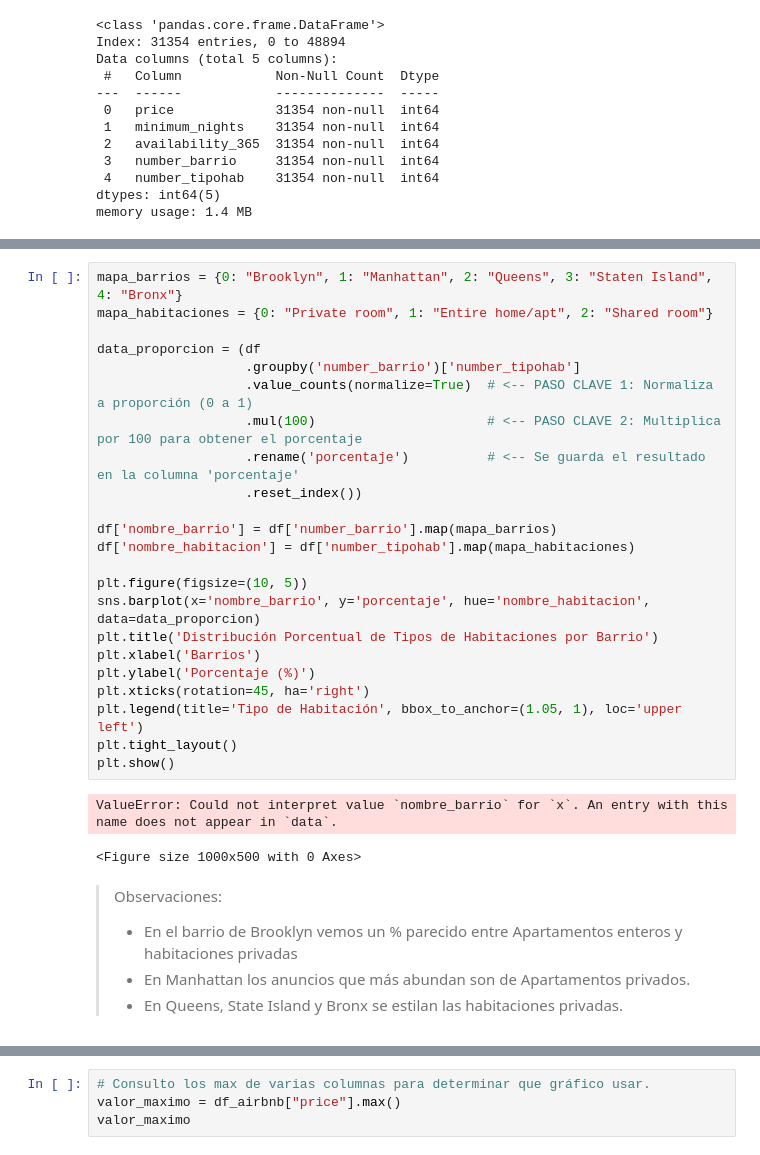
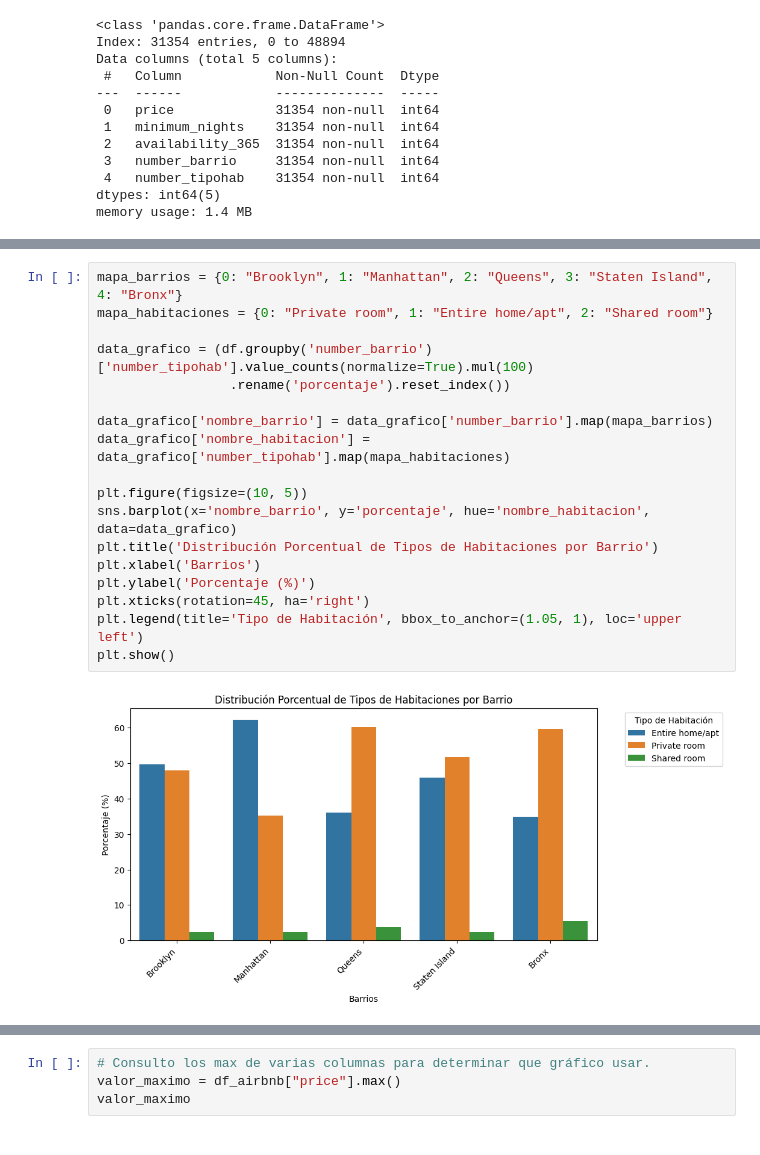
Before and after one commit to 4GeeksAcademy/sarayruiz---Machine-Learning, a Jupyter notebook: src/00-eda-airbnb-ny.ipynb, the cells around one changed output, grey strips where cells are left out. Saved outputs shown, nothing was run; the diff lists cells and outputs as text.

```diff
--- a/src/00-eda-airbnb-ny.ipynb
+++ b/src/00-eda-airbnb-ny.ipynb
@@ -287,31 +279,20 @@ memory usage: 1.4 MB
 # %%
 mapa_barrios = {0: "Brooklyn", 1: "Manhattan", 2: "Queens", 3: "Staten Island", 4: "Bronx"}
 mapa_habitaciones = {0: "Private room", 1: "Entire home/apt", 2: "Shared room"}
 
-data_proporcion = (df
-                   .groupby('number_barrio')['number_tipohab']
-                   .value_counts(normalize=True)  # <-- PASO CLAVE 1: Normaliza a proporción (0 a 1)
-                   .mul(100)                      # <-- PASO CLAVE 2: Multiplica por 100 para obtener el porcentaje
-                   .rename('porcentaje')          # <-- Se guarda el resultado en la columna 'porcentaje'
-                   .reset_index())
+data_grafico = (df.groupby('number_barrio')['number_tipohab'].value_counts(normalize=True).mul(100)
+                 .rename('porcentaje').reset_index())
 
-df['nombre_barrio'] = df['number_barrio'].map(mapa_barrios)
-df['nombre_habitacion'] = df['number_tipohab'].map(mapa_habitaciones)
+data_grafico['nombre_barrio'] = data_grafico['number_barrio'].map(mapa_barrios)
+data_grafico['nombre_habitacion'] = data_grafico['number_tipohab'].map(mapa_habitaciones)
 
 plt.figure(figsize=(10, 5))
-sns.barplot(x='nombre_barrio', y='porcentaje', hue='nombre_habitacion', data=data_proporcion)
+sns.barplot(x='nombre_barrio', y='porcentaje', hue='nombre_habitacion', data=data_grafico)
 plt.title('Distribución Porcentual de Tipos de Habitaciones por Barrio')
 plt.xlabel('Barrios')
 plt.ylabel('Porcentaje (%)')
 plt.xticks(rotation=45, ha='right')
 plt.legend(title='Tipo de Habitación', bbox_to_anchor=(1.05, 1), loc='upper left')
-plt.tight_layout()
 plt.show()
 # %% [output]
-ValueError: Could not interpret value `nombre_barrio` for `x`. An entry with this name does not appear in `data`.
-<Figure size 1000x500 with 0 Axes>
+[figure, added]
-# %% [markdown]
-> Observaciones:
-> - En el barrio de Brooklyn vemos un % parecido entre Apartamentos enteros y habitaciones privadas
-> - En Manhattan los anuncios que más abundan son de Apartamentos privados.
-> - En Queens, State Island y Bronx se estilan las habitaciones privadas.
```
Also changed, not shown: parts of 24 cells of this notebook.
